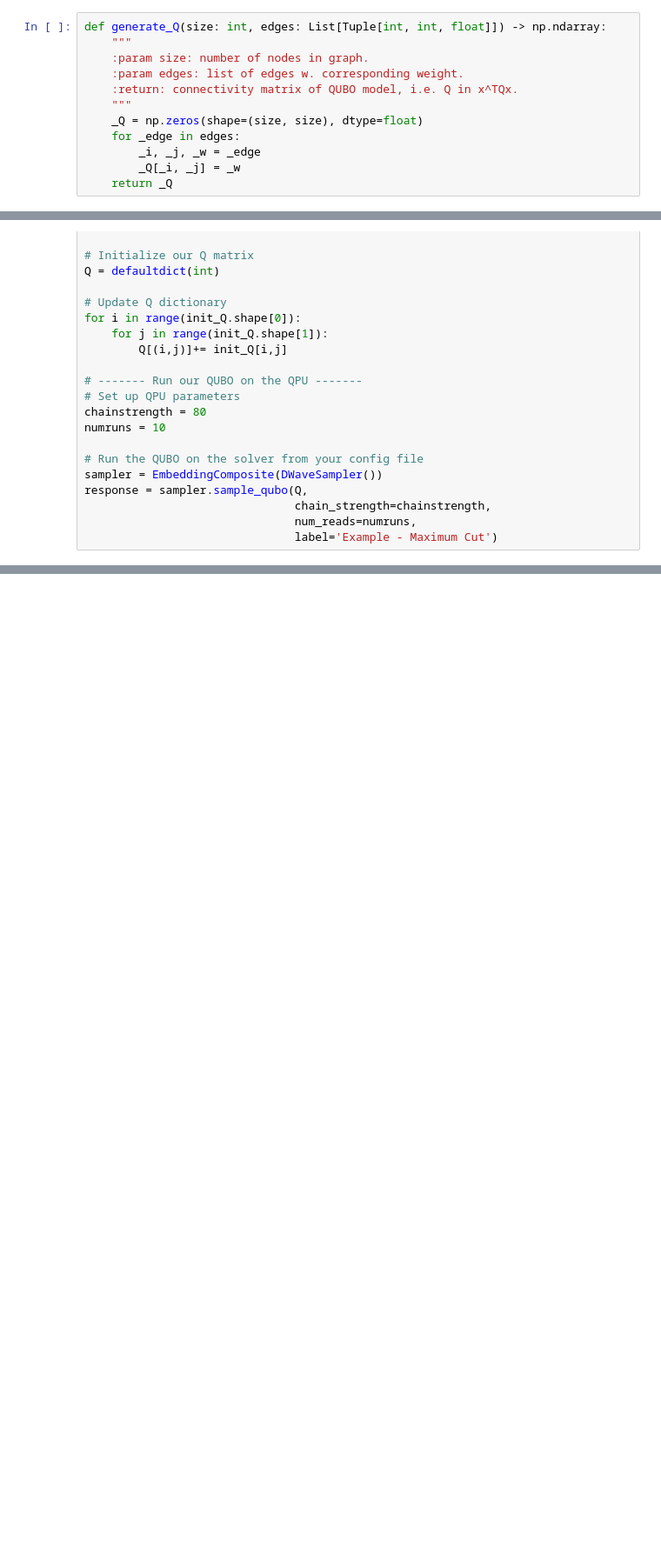
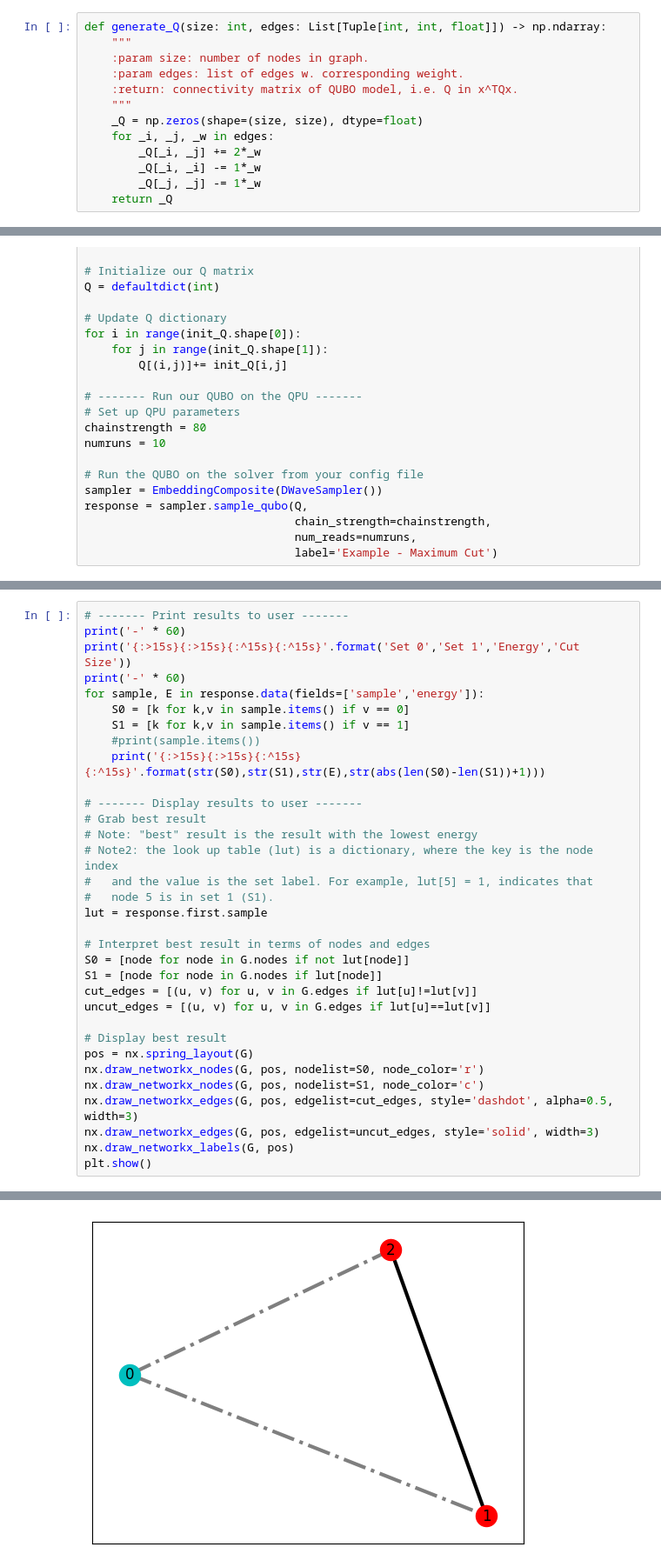
Before and after one commit to seba2390/AnnealingComparison, a Jupyter notebook: Dwave/test.ipynb, the cells around one changed output, grey strips where cells are left out. Shown: that part at 87% size. Drawn from its saved outputs; the diff is of its cells as text; blank space fills up the shorter version.

```diff
--- a/Dwave/test.ipynb
+++ b/Dwave/test.ipynb
@@ -51,9 +50,10 @@ def generate_Q(size: int, edges: List[Tuple[int, int, float]]) -> np.ndarray:
     :return: connectivity matrix of QUBO model, i.e. Q in x^TQx.
     """
     _Q = np.zeros(shape=(size, size), dtype=float)
-    for _edge in edges:
-        _i, _j, _w = _edge
-        _Q[_i, _j] = _w
+    for _i, _j, _w in edges:
+        _Q[_i, _j] += 2*_w
+        _Q[_i, _i] -= 1*_w
+        _Q[_j, _j] -= 1*_w
     return _Q
 # %%
 # ------- Set up our QUBO dictionary -------
@@ -131,0 +82,34 @@ With lowest energy state corresponding to alignement:
+# %%
+# ------- Print results to user -------
+print('-' * 60)
+print('{:>15s}{:>15s}{:^15s}{:^15s}'.format('Set 0','Set 1','Energy','Cut Size'))
+print('-' * 60)
+for sample, E in response.data(fields=['sample','energy']):
+    S0 = [k for k,v in sample.items() if v == 0]
+    S1 = [k for k,v in sample.items() if v == 1]
+    #print(sample.items())
+    print('{:>15s}{:>15s}{:^15s}{:^15s}'.format(str(S0),str(S1),str(E),str(abs(len(S0)-len(S1))+1)))
+
+# ------- Display results to user -------
+# Grab best result
+# Note: "best" result is the result with the lowest energy
+# Note2: the look up table (lut) is a dictionary, where the key is the node index
+#   and the value is the set label. For example, lut[5] = 1, indicates that
+#   node 5 is in set 1 (S1).
+lut = response.first.sample
+
+# Interpret best result in terms of nodes and edges
+S0 = [node for node in G.nodes if not lut[node]]
+S1 = [node for node in G.nodes if lut[node]]
+cut_edges = [(u, v) for u, v in G.edges if lut[u]!=lut[v]]
+uncut_edges = [(u, v) for u, v in G.edges if lut[u]==lut[v]]
+
+# Display best result
+pos = nx.spring_layout(G)
+nx.draw_networkx_nodes(G, pos, nodelist=S0, node_color='r')
+nx.draw_networkx_nodes(G, pos, nodelist=S1, node_color='c')
+nx.draw_networkx_edges(G, pos, edgelist=cut_edges, style='dashdot', alpha=0.5, width=3)
+nx.draw_networkx_edges(G, pos, edgelist=uncut_edges, style='solid', width=3)
+nx.draw_networkx_labels(G, pos)
+plt.show()
+# %% [output]
@@ -131,0 +121 @@ With lowest energy state corresponding to alignement:
+[figure, added]
```
Also changed, not shown: parts of 4 cells of this notebook.
